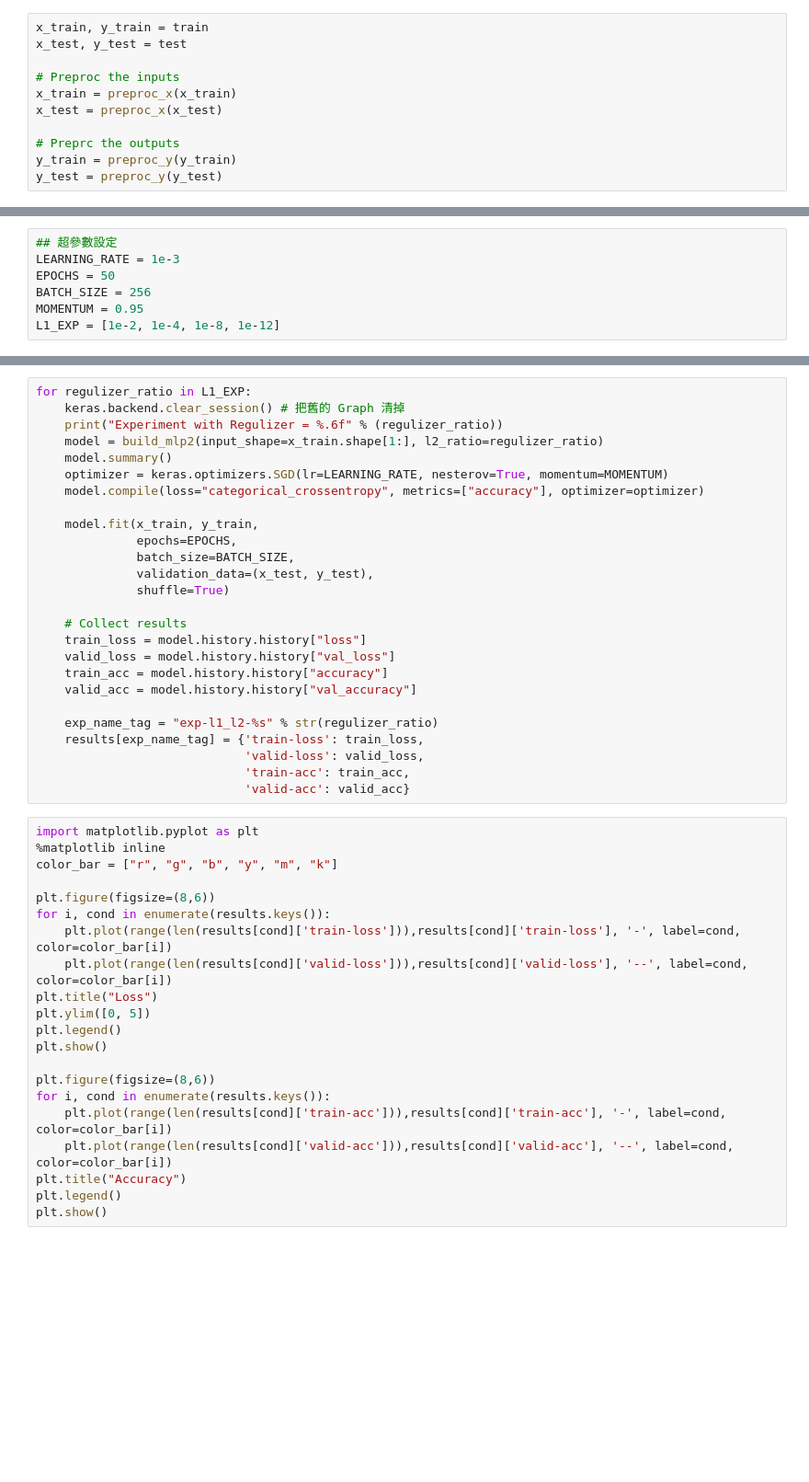
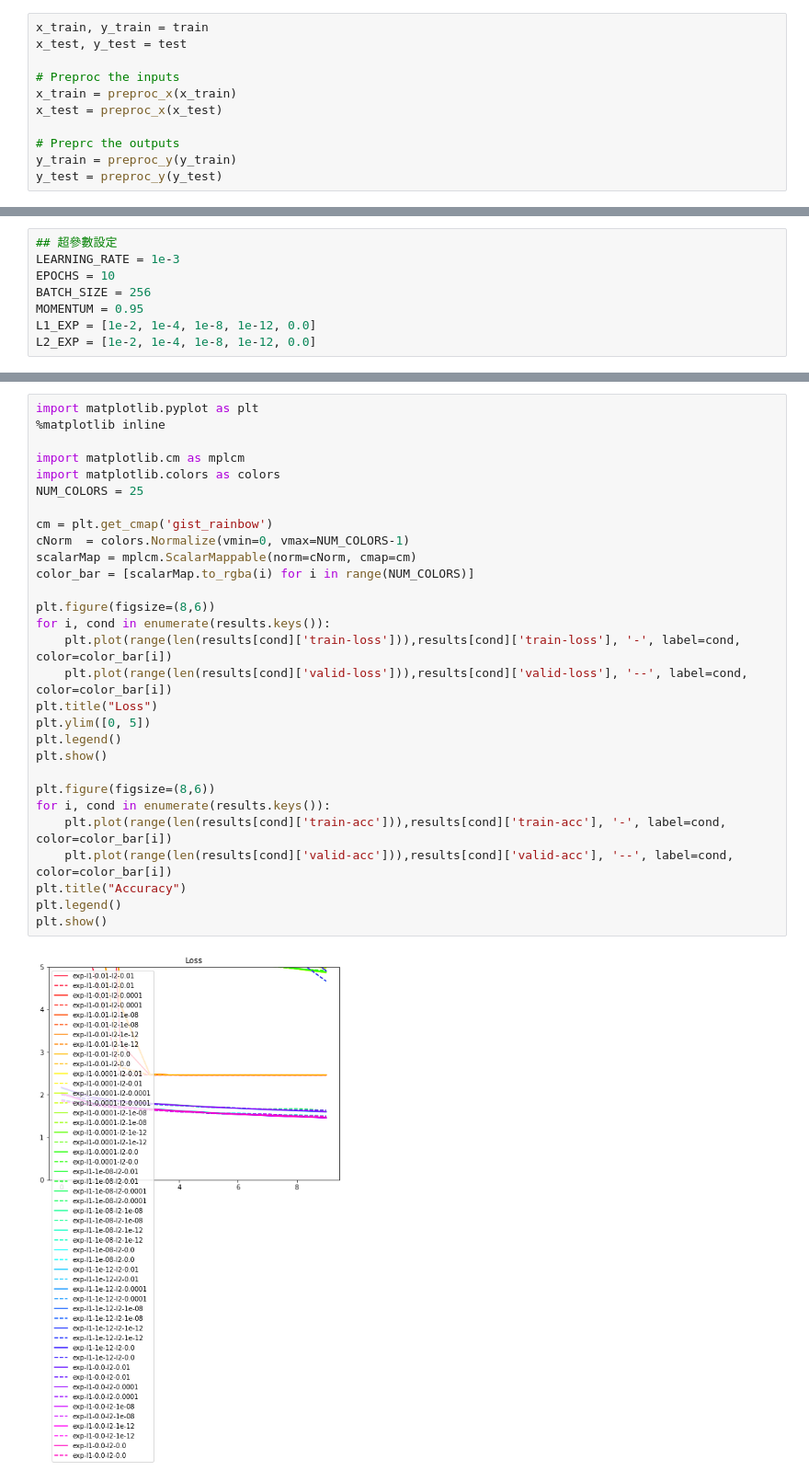
Before and after one commit to jerrymark611/3rd-ML100-Days, a Jupyter notebook: homework/Day_081_HW.ipynb, the cells around one changed output, grey strips where cells are left out. Shown at 92% size. Saved outputs shown, nothing was run; the diff lists cells and outputs as text; blank space fills up the shorter version.

```diff
--- a/homework/Day_081_HW.ipynb
+++ b/homework/Day_081_HW.ipynb
@@ -82,9 +61,10 @@ def build_mlp2(input_shape, output_units=10, num_neurons=[512, 256, 128], l1_l2_
 # %%
 ## 超參數設定
 LEARNING_RATE = 1e-3
-EPOCHS = 50
+EPOCHS = 10
 BATCH_SIZE = 256
 MOMENTUM = 0.95
-L1_EXP = [1e-2, 1e-4, 1e-8, 1e-12]
+L1_EXP = [1e-2, 1e-4, 1e-8, 1e-12, 0.0]
+L2_EXP = [1e-2, 1e-4, 1e-8, 1e-12, 0.0]
 # %%
 results = {}
@@ -139,47 +114,31 @@ KeyboardInterrupt:
-# %%
-for regulizer_ratio in L1_EXP:
-    keras.backend.clear_session() # 把舊的 Graph 清掉
-    print("Experiment with Regulizer = %.6f" % (regulizer_ratio))
-    model = build_mlp2(input_shape=x_train.shape[1:], l2_ratio=regulizer_ratio)
-    model.summary()
-    optimizer = keras.optimizers.SGD(lr=LEARNING_RATE, nesterov=True, momentum=MOMENTUM)
-    model.compile(loss="categorical_crossentropy", metrics=["accuracy"], optimizer=optimizer)
-
-    model.fit(x_train, y_train,
-              epochs=EPOCHS,
-              batch_size=BATCH_SIZE,
-              validation_data=(x_test, y_test),
-              shuffle=True)
-
-    # Collect results
-    train_loss = model.history.history["loss"]
-    valid_loss = model.history.history["val_loss"]
-    train_acc = model.history.history["accuracy"]
-    valid_acc = model.history.history["val_accuracy"]
-
-    exp_name_tag = "exp-l1_l2-%s" % str(regulizer_ratio)
-    results[exp_name_tag] = {'train-loss': train_loss,
-                             'valid-loss': valid_loss,
-                             'train-acc': train_acc,
-                             'valid-acc': valid_acc}
 # %%
 import matplotlib.pyplot as plt
 %matplotlib inline
-color_bar = ["r", "g", "b", "y", "m", "k"]
+
+import matplotlib.cm as mplcm
+import matplotlib.colors as colors
+NUM_COLORS = 25
+
+cm = plt.get_cmap('gist_rainbow')
+cNorm  = colors.Normalize(vmin=0, vmax=NUM_COLORS-1)
+scalarMap = mplcm.ScalarMappable(norm=cNorm, cmap=cm)
+color_bar = [scalarMap.to_rgba(i) for i in range(NUM_COLORS)]
 
 plt.figure(figsize=(8,6))
 for i, cond in enumerate(results.keys()):
     plt.plot(range(len(results[cond]['train-loss'])),results[cond]['train-loss'], '-', label=cond, color=color_bar[i])
     plt.plot(range(len(results[cond]['valid-loss'])),results[cond]['valid-loss'], '--', label=cond, color=color_bar[i])
 plt.title("Loss")
 plt.ylim([0, 5])
 plt.legend()
 plt.show()
 
 plt.figure(figsize=(8,6))
 for i, cond in enumerate(results.keys()):
     plt.plot(range(len(results[cond]['train-acc'])),results[cond]['train-acc'], '-', label=cond, color=color_bar[i])
     plt.plot(range(len(results[cond]['valid-acc'])),results[cond]['valid-acc'], '--', label=cond, color=color_bar[i])
 plt.title("Accuracy")
 plt.legend()
 plt.show()
+# %% [output]
+[figure, added]
```
Also changed, not shown: parts of 4 cells of this notebook.
